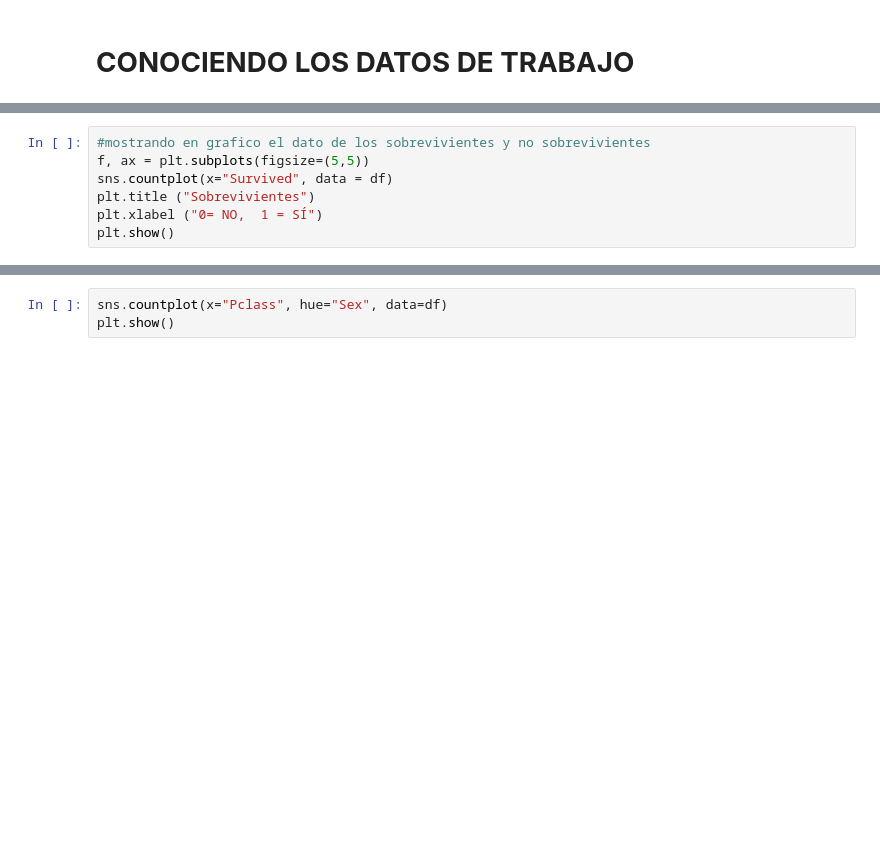
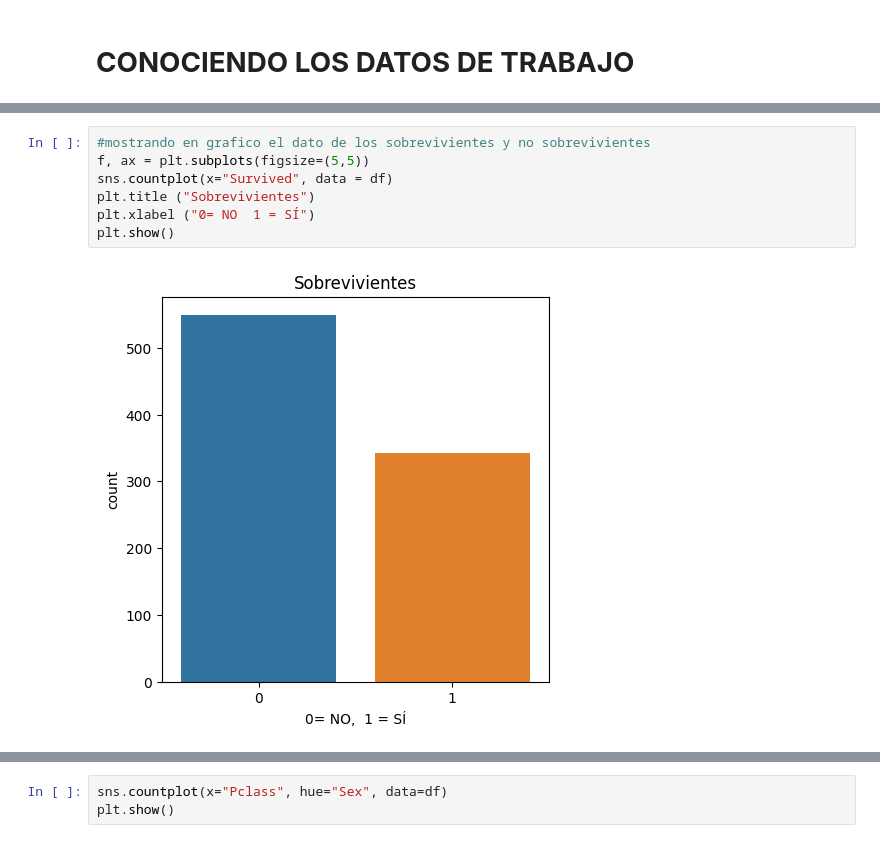
Before and after one commit to dGabo-jr/CURSOS-DE-PYTHON, a Jupyter notebook: Regresión_logística.ipynb, the cells around one changed output, grey strips where cells are left out. Drawn from its saved outputs; the diff is of its cells as text; blank space fills up the shorter version.

```diff
--- a/Regresión_logística.ipynb
+++ b/Regresión_logística.ipynb
@@ -80,10 +127,12 @@ df.Survived.describe()
 # %%
 #mostrando en grafico el dato de los sobrevivientes y no sobrevivientes
 f, ax = plt.subplots(figsize=(5,5))
 sns.countplot(x="Survived", data = df)
 plt.title ("Sobrevivientes")
-plt.xlabel ("0= NO,  1 = SÍ")
+plt.xlabel ("0= NO  1 = SÍ")
 plt.show()
+# %% [output]
+[figure, added]
 # %%
 sobrevivientes = np.sum (df.Survived)
 print ("Numero de sobrevivientes: ", sobrevivientes)  # numero de sobrevivientes
```
Also changed, not shown: parts of 21 cells of this notebook.
